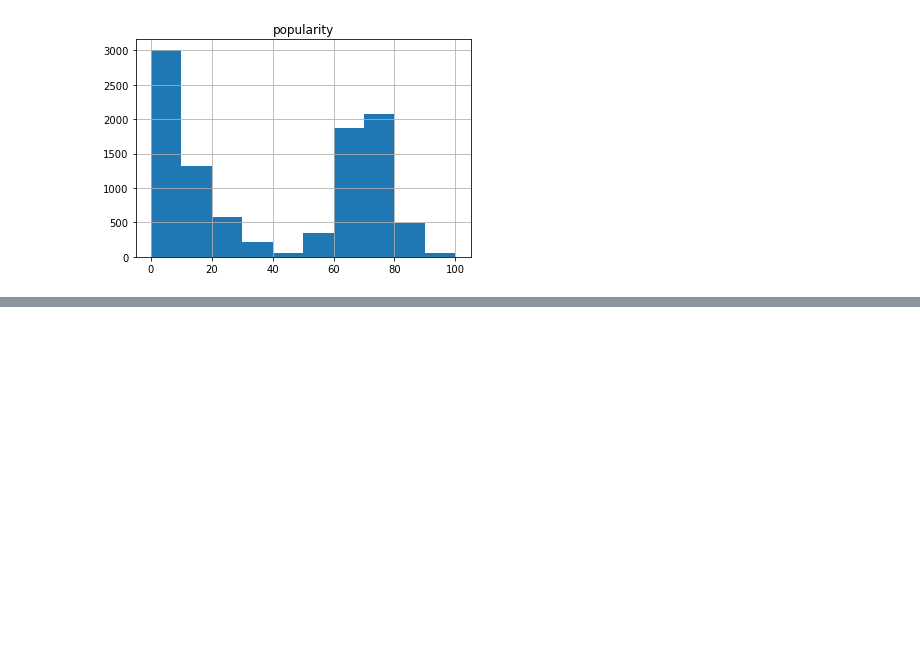
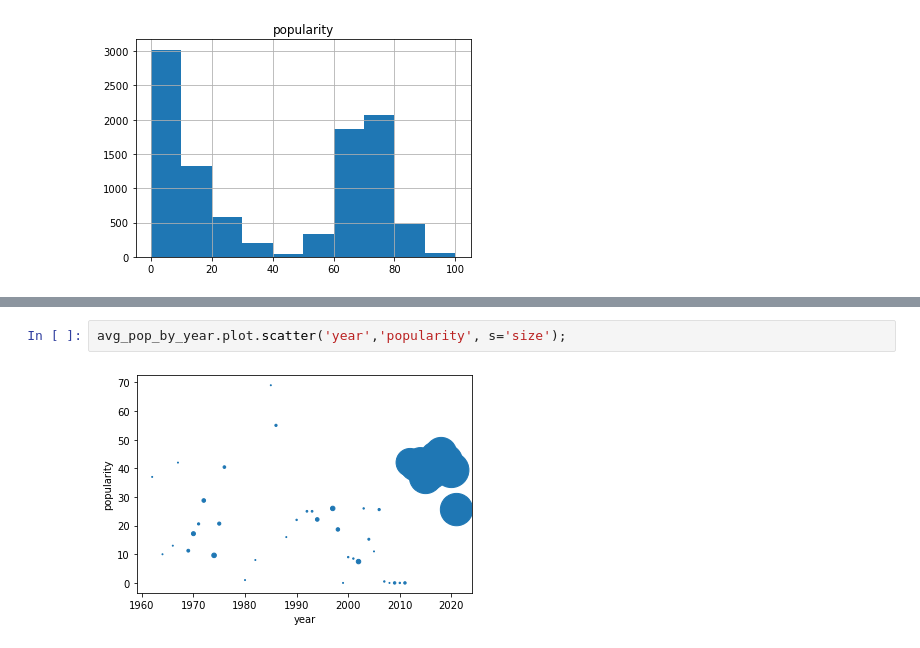
Before and after one commit to levancie/spotify-popularity, a Jupyter notebook: Data-Wrangling.ipynb, the cells around one changed output, grey strips where cells are left out. Drawn from its saved outputs; the diff is of its cells as text; blank space fills up the shorter version.

```diff
--- a/Data-Wrangling.ipynb
+++ b/Data-Wrangling.ipynb
@@ -294,0 +355,4 @@ Unfortunately, we have 3,000 songs with a popularity score of zero. This is a hu
+# %%
+avg_pop_by_year.plot.scatter('year','popularity', s='size');
+# %% [output]
+[figure, added]
```
Also changed, not shown: parts of 63 cells of this notebook, 2 other files.
